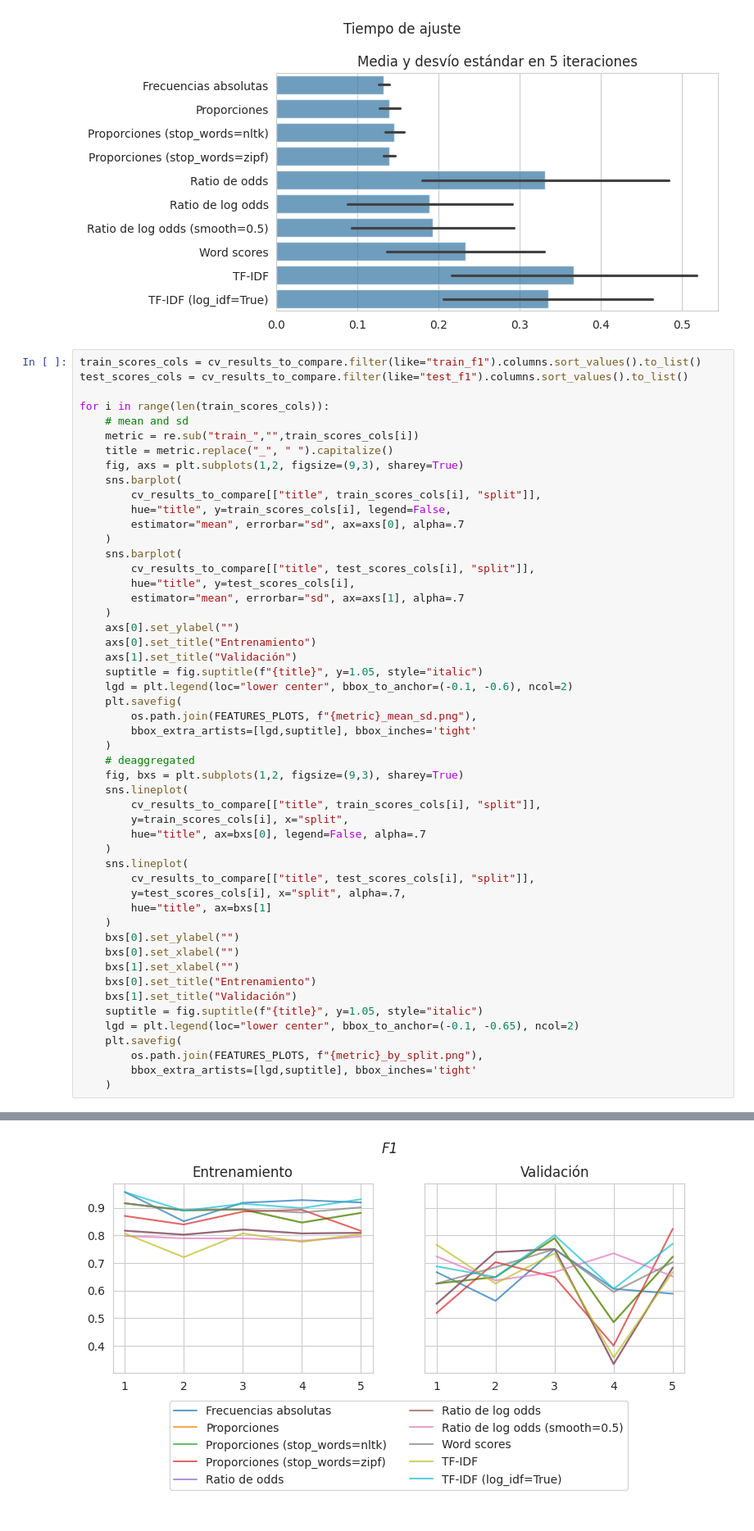
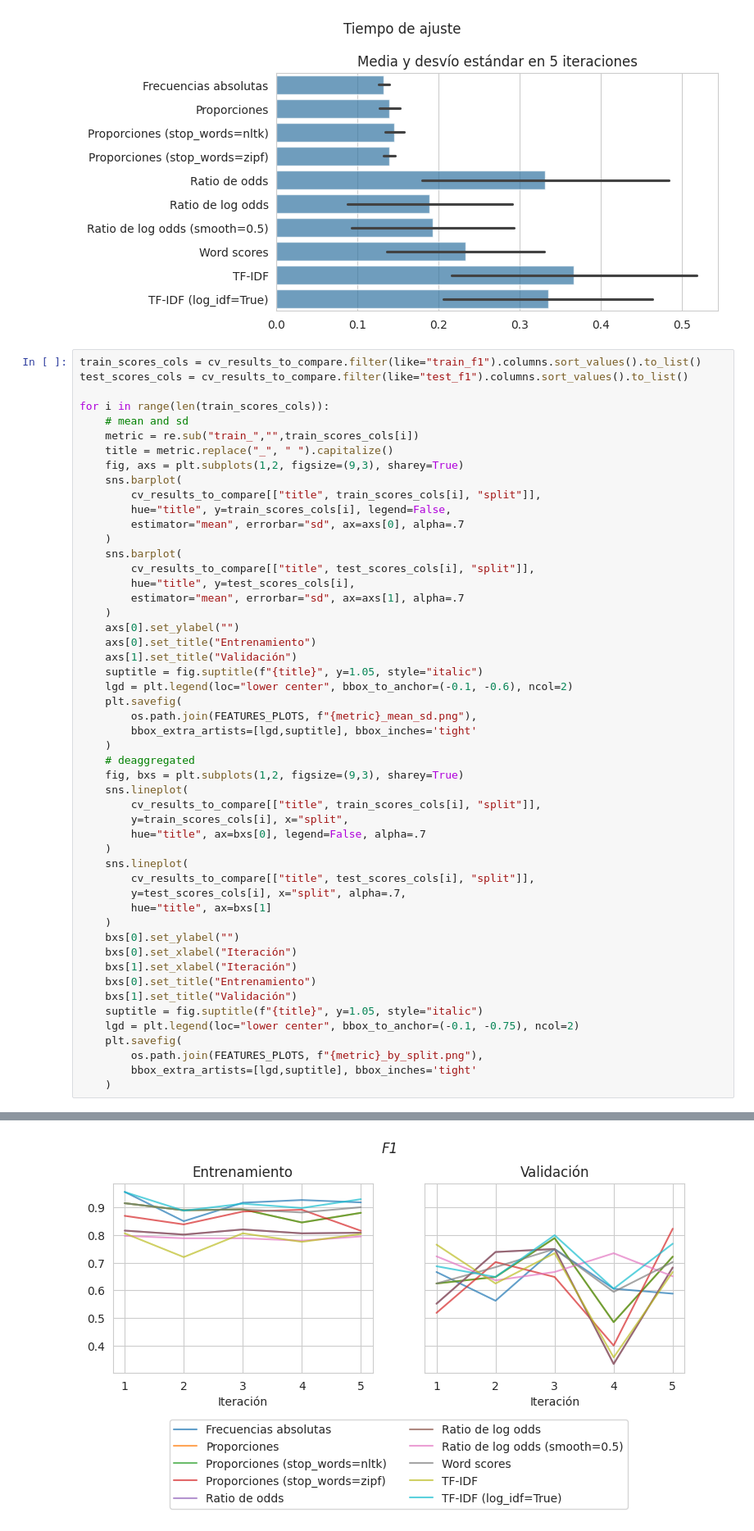
Before and after one commit to macfernandez/eddc-specialization-project, a Jupyter notebook: notebooks/05-vectorizer-selection.ipynb, the cells around one changed output, grey strips where cells are left out. Shown at 82% size. Saved outputs shown, nothing was run; the diff lists cells and outputs as text.

Commit message:
adjust plot

```diff
--- a/notebooks/05-vectorizer-selection.ipynb
+++ b/notebooks/05-vectorizer-selection.ipynb
@@ -408,35 +408,35 @@ for i in range(len(train_scores_cols)):
     axs[0].set_title("Entrenamiento")
     axs[1].set_title("Validación")
     suptitle = fig.suptitle(f"{title}", y=1.05, style="italic")
     lgd = plt.legend(loc="lower center", bbox_to_anchor=(-0.1, -0.6), ncol=2)
     plt.savefig(
         os.path.join(FEATURES_PLOTS, f"{metric}_mean_sd.png"),
         bbox_extra_artists=[lgd,suptitle], bbox_inches='tight'
     )
     # deaggregated
     fig, bxs = plt.subplots(1,2, figsize=(9,3), sharey=True)
     sns.lineplot(
         cv_results_to_compare[["title", train_scores_cols[i], "split"]],
         y=train_scores_cols[i], x="split",
         hue="title", ax=bxs[0], legend=False, alpha=.7
     )
     sns.lineplot(
         cv_results_to_compare[["title", test_scores_cols[i], "split"]],
         y=test_scores_cols[i], x="split", alpha=.7,
         hue="title", ax=bxs[1]
     )
     bxs[0].set_ylabel("")
-    bxs[0].set_xlabel("")
-    bxs[1].set_xlabel("")
+    bxs[0].set_xlabel("Iteración")
+    bxs[1].set_xlabel("Iteración")
     bxs[0].set_title("Entrenamiento")
     bxs[1].set_title("Validación")
     suptitle = fig.suptitle(f"{title}", y=1.05, style="italic")
-    lgd = plt.legend(loc="lower center", bbox_to_anchor=(-0.1, -0.65), ncol=2)
+    lgd = plt.legend(loc="lower center", bbox_to_anchor=(-0.1, -0.75), ncol=2)
     plt.savefig(
         os.path.join(FEATURES_PLOTS, f"{metric}_by_split.png"),
         bbox_extra_artists=[lgd,suptitle], bbox_inches='tight'
     )
 # %% [output]
 [figure]
-[figure, old version]
+[figure, new version]
 [figure]
```
Also changed, not shown: parts of 1 cell of this notebook.
